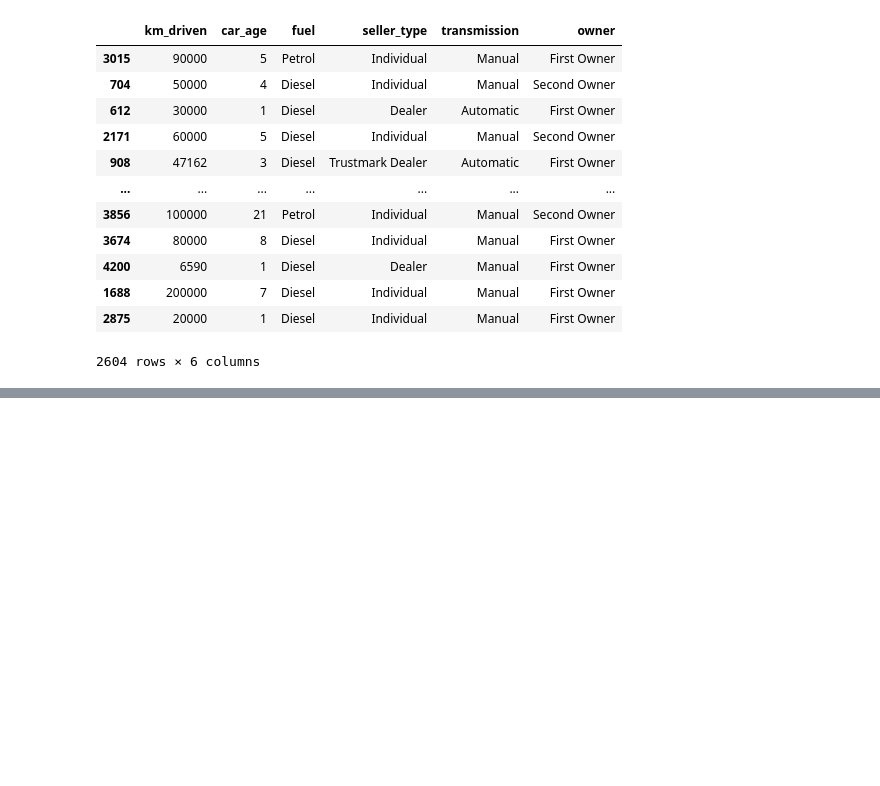
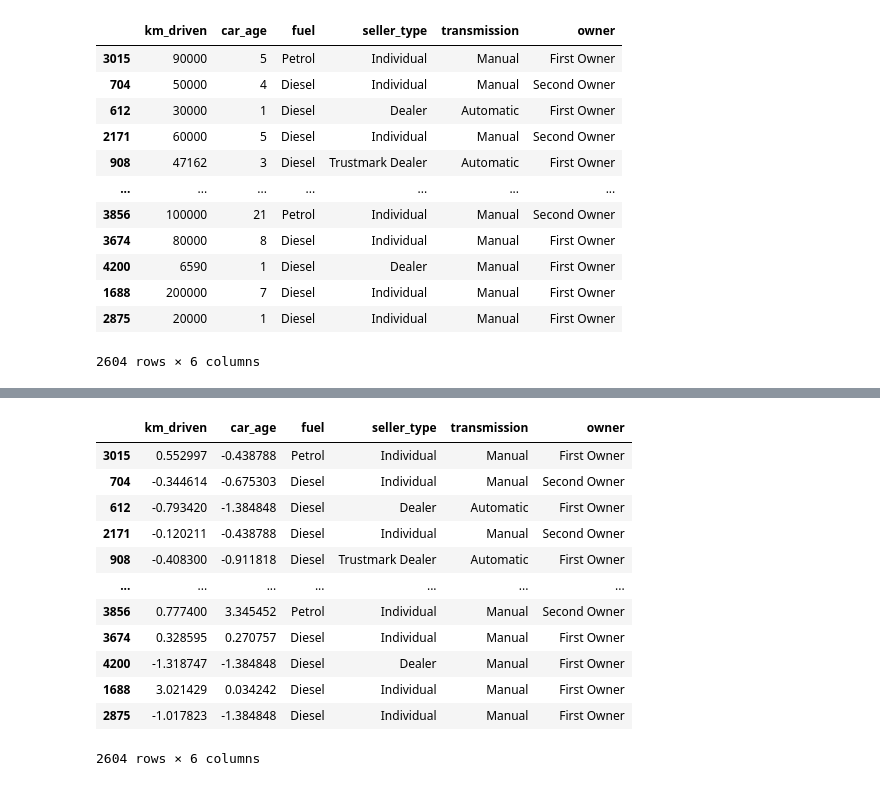
Before and after one commit to ArihantJain007/Vehicle-Price-Prediction, a Jupyter notebook: notebooks/baseline.ipynb, the cells around one changed output, grey strips where cells are left out. Saved outputs shown, nothing was run; the diff lists cells and outputs as text; code cells hidden in the pictures; blank space fills up the shorter version.

```diff
--- a/notebooks/baseline.ipynb
+++ b/notebooks/baseline.ipynb
@@ -279,0 +282,6 @@ train_inputs
+# %%
+scaler = StandardScaler().fit(train_df[numeric_cols])
+# %%
+train_inputs[numeric_cols] = scaler.transform(train_inputs[numeric_cols])
+val_inputs[numeric_cols] = scaler.transform(val_inputs[numeric_cols])
+test_inputs[numeric_cols] = scaler.transform(test_inputs[numeric_cols])
@@ -279,0 +304,16 @@ train_inputs
+# %%
+train_inputs
+# %% [output]
+|  | km_driven | car_age | fuel | seller_type | transmission | owner |
+| 3015 | 0.552997 | -0.438788 | Petrol | Individual | Manual | First Owner |
+| 704 | -0.344614 | -0.675303 | Diesel | Individual | Manual | Second Owner |
+| 612 | -0.793420 | -1.384848 | Diesel | Dealer | Automatic | First Owner |
+| 2171 | -0.120211 | -0.438788 | Diesel | Individual | Manual | Second Owner |
+| 908 | -0.408300 | -0.911818 | Diesel | Trustmark Dealer | Automatic | First Owner |
+| ... | ... | ... | ... | ... | ... | ... |
+| 3856 | 0.777400 | 3.345452 | Petrol | Individual | Manual | Second Owner |
+| 3674 | 0.328595 | 0.270757 | Diesel | Individual | Manual | First Owner |
+| 4200 | -1.318747 | -1.384848 | Diesel | Dealer | Manual | First Owner |
+| 1688 | 3.021429 | 0.034242 | Diesel | Individual | Manual | First Owner |
+| 2875 | -1.017823 | -1.384848 | Diesel | Individual | Manual | First Owner |
+2604 rows × 6 columns
```
Also changed, not shown: parts of 13 cells of this notebook.
